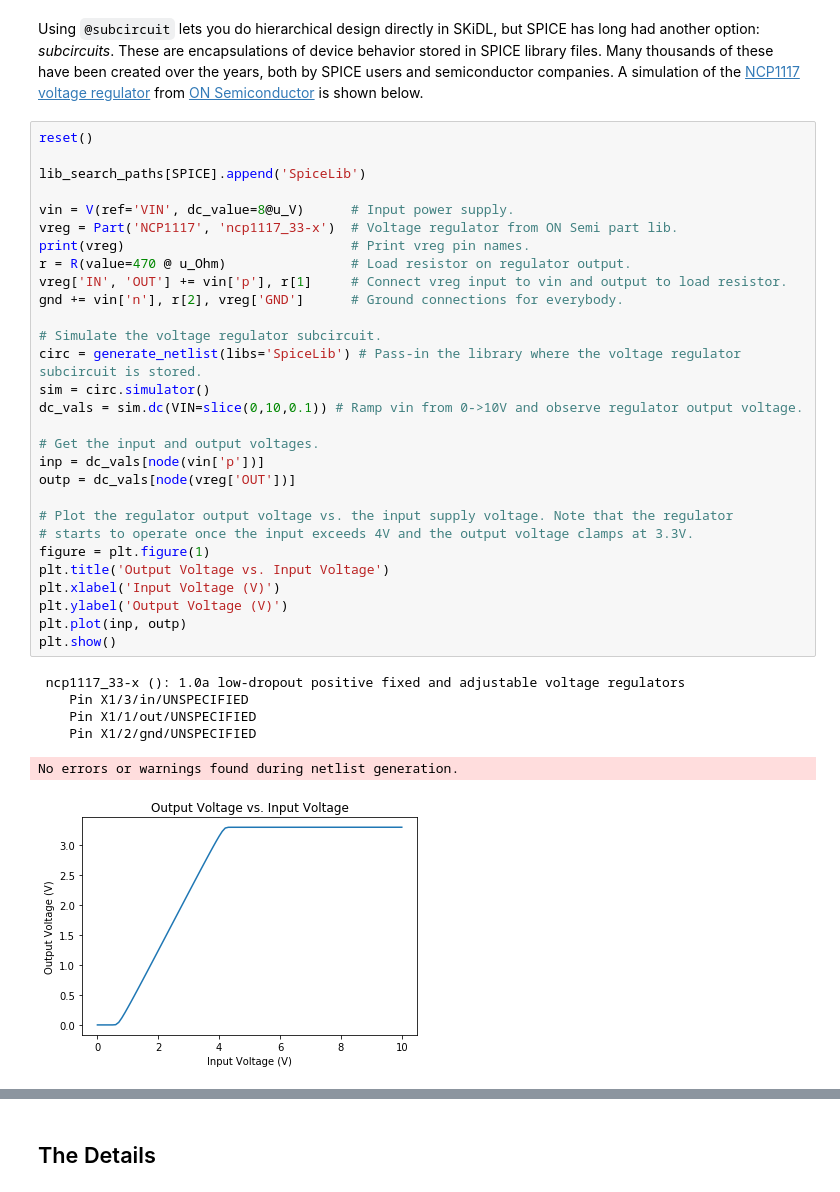
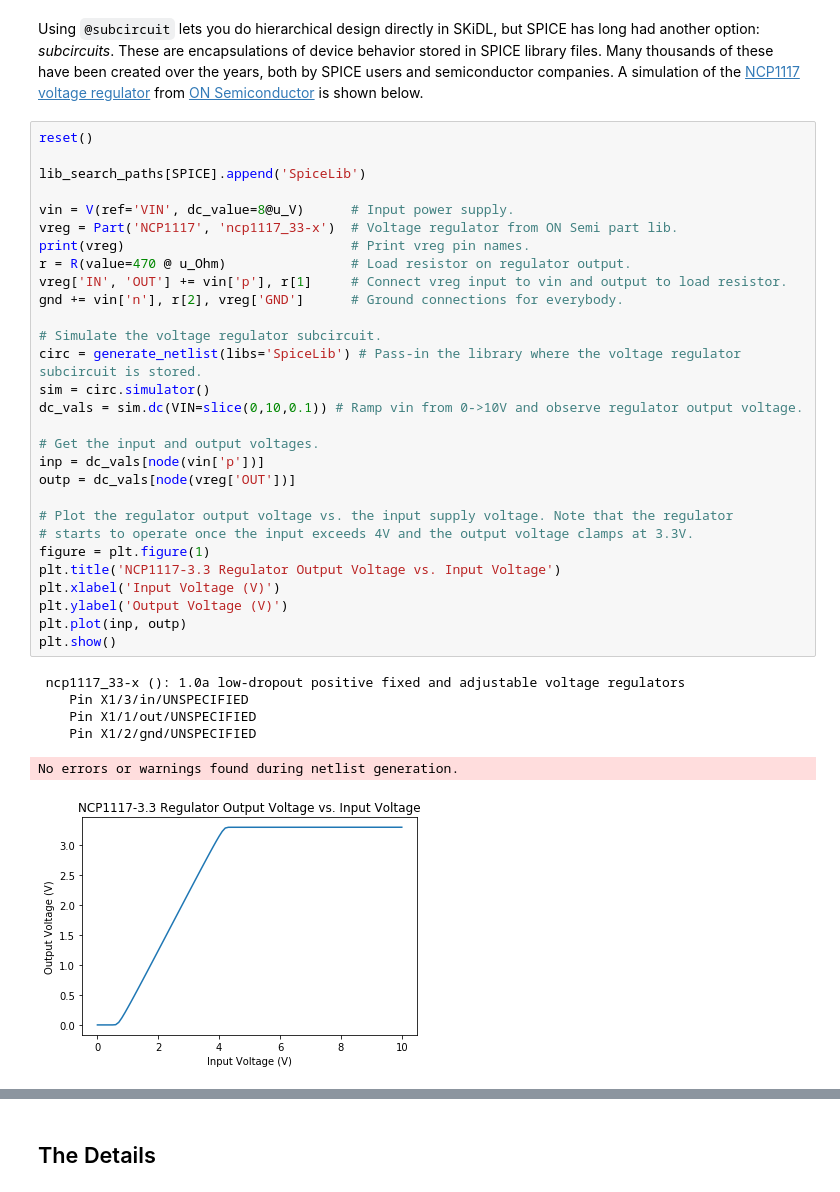
Before and after one commit to devbisme/skidl, a Jupyter notebook: examples/spice-sim-intro/spice-sim-intro.ipynb, the cells around one changed output, grey strips where cells are left out. Drawn from its saved outputs; the diff is of its cells as text.

```diff
--- a/examples/spice-sim-intro/spice-sim-intro.ipynb
+++ b/examples/spice-sim-intro/spice-sim-intro.ipynb
@@ -395,32 +395,32 @@ lib_search_paths[SPICE].append('SpiceLib')
 
 vin = V(ref='VIN', dc_value=8@u_V)      # Input power supply.
 vreg = Part('NCP1117', 'ncp1117_33-x')  # Voltage regulator from ON Semi part lib.
 print(vreg)                             # Print vreg pin names.
 r = R(value=470 @ u_Ohm)                # Load resistor on regulator output.
 vreg['IN', 'OUT'] += vin['p'], r[1]     # Connect vreg input to vin and output to load resistor.
 gnd += vin['n'], r[2], vreg['GND']      # Ground connections for everybody.
 
 # Simulate the voltage regulator subcircuit.
 circ = generate_netlist(libs='SpiceLib') # Pass-in the library where the voltage regulator subcircuit is stored.
 sim = circ.simulator()
 dc_vals = sim.dc(VIN=slice(0,10,0.1)) # Ramp vin from 0->10V and observe regulator output voltage.
 
 # Get the input and output voltages.
 inp = dc_vals[node(vin['p'])]
 outp = dc_vals[node(vreg['OUT'])]
 
 # Plot the regulator output voltage vs. the input supply voltage. Note that the regulator
 # starts to operate once the input exceeds 4V and the output voltage clamps at 3.3V.
 figure = plt.figure(1)
-plt.title('Output Voltage vs. Input Voltage')
+plt.title('NCP1117-3.3 Regulator Output Voltage vs. Input Voltage')
 plt.xlabel('Input Voltage (V)')
 plt.ylabel('Output Voltage (V)')
 plt.plot(inp, outp)
 plt.show()
 # %% [output]
  ncp1117_33-x (): 1.0a low-dropout positive fixed and adjustable voltage regulators
     Pin X1/3/in/UNSPECIFIED
     Pin X1/1/out/UNSPECIFIED
     Pin X1/2/gnd/UNSPECIFIED
 No errors or warnings found during netlist generation.
-[figure, old version]
+[figure, new version]
```
Also changed, not shown: parts of 1 cell of this notebook, 7 other files.
